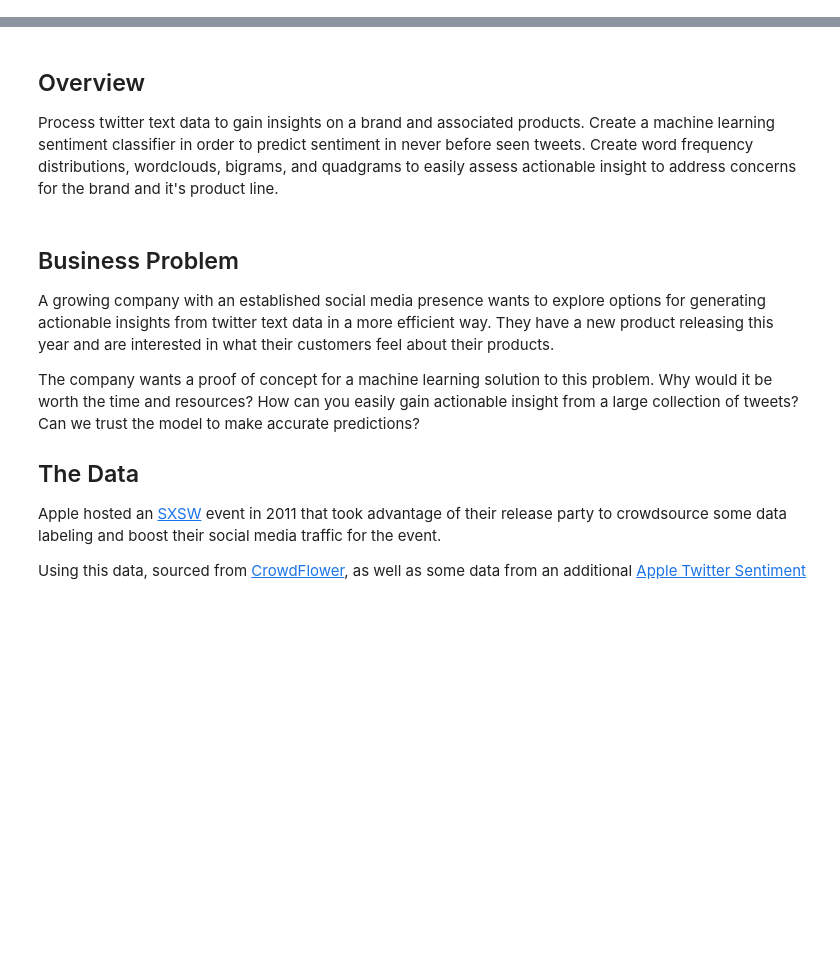
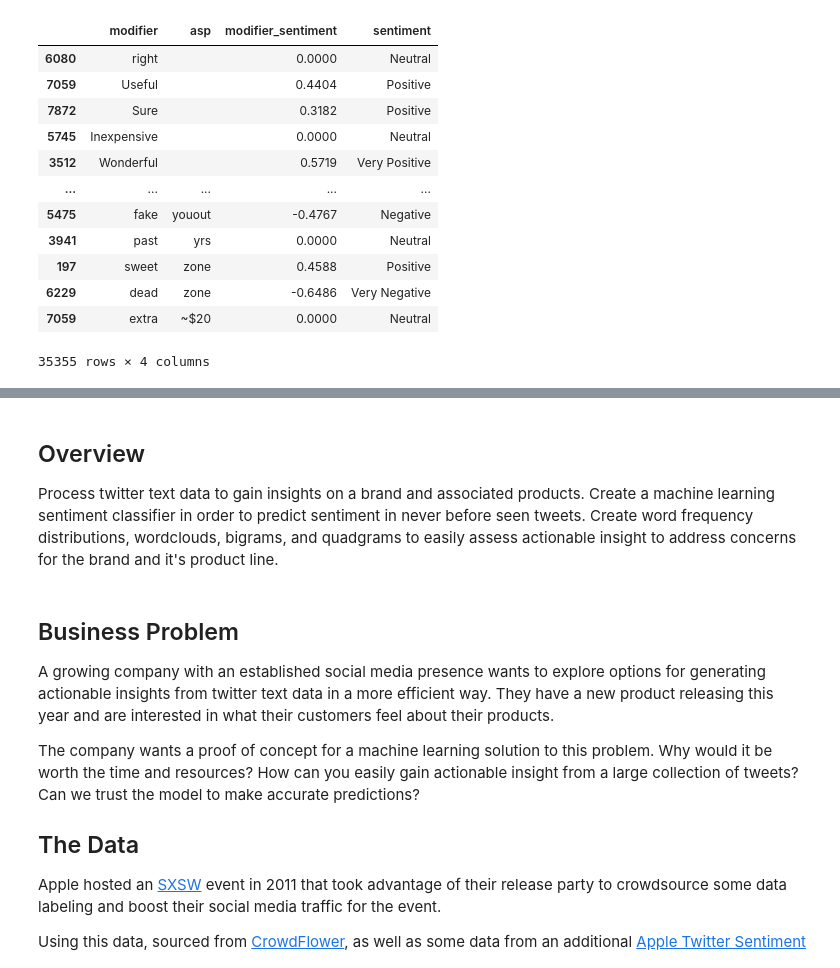
Before and after one commit to ddey117/ABSA_Project_4, a Jupyter notebook: Exploratory_Notebook.ipynb, the cells around one changed output, grey strips where cells are left out. Saved outputs shown, nothing was run; the diff lists cells and outputs as text; code cells hidden in the pictures; blank space fills up the shorter version.

```diff
--- a/Exploratory_Notebook.ipynb
+++ b/Exploratory_Notebook.ipynb
@@ -25,0 +1037,6 @@ fourgram_measures = nltk.collocations.QuadgramAssocMeasures()
+# %%
+df_senti_predicted.loc[df_senti_predicted['modifier_sentiment'] < -.5, 'sentiment'] = 'Very Negative'
+df_senti_predicted.loc[(df_senti_predicted['modifier_sentiment'] >= -.5) & (df_senti_predicted['modifier_sentiment'] < 0), 'sentiment'] = 'Negative'
+df_senti_predicted.loc[df_senti_predicted['modifier_sentiment'] == 0, 'sentiment'] = 'Neutral'
+df_senti_predicted.loc[(df_senti_predicted['modifier_sentiment'] > 0) & (df_senti_predicted['modifier_sentiment'] <= 0.5), 'sentiment'] = 'Positive'
+df_senti_predicted.loc[df_senti_predicted['modifier_sentiment'] > 0.5, 'sentiment'] = 'Very Positive'
@@ -25,0 +1073,16 @@ fourgram_measures = nltk.collocations.QuadgramAssocMeasures()
+# %%
+df_senti_predicted.sort_values(by='asp')
+# %% [output]
+|  | modifier | asp | modifier_sentiment | sentiment |
+| 6080 | right |  | 0.0000 | Neutral |
+| 7059 | Useful |  | 0.4404 | Positive |
+| 7872 | Sure |  | 0.3182 | Positive |
+| 5745 | Inexpensive |  | 0.0000 | Neutral |
+| 3512 | Wonderful |  | 0.5719 | Very Positive |
+| ... | ... | ... | ... | ... |
+| 5475 | fake | youout | -0.4767 | Negative |
+| 3941 | past | yrs | 0.0000 | Neutral |
+| 197 | sweet | zone | 0.4588 | Positive |
+| 6229 | dead | zone | -0.6486 | Very Negative |
+| 7059 | extra | ~$20 | 0.0000 | Neutral |
+35355 rows × 4 columns
```
Also changed, not shown: parts of 181 cells of this notebook, 1 other file.
